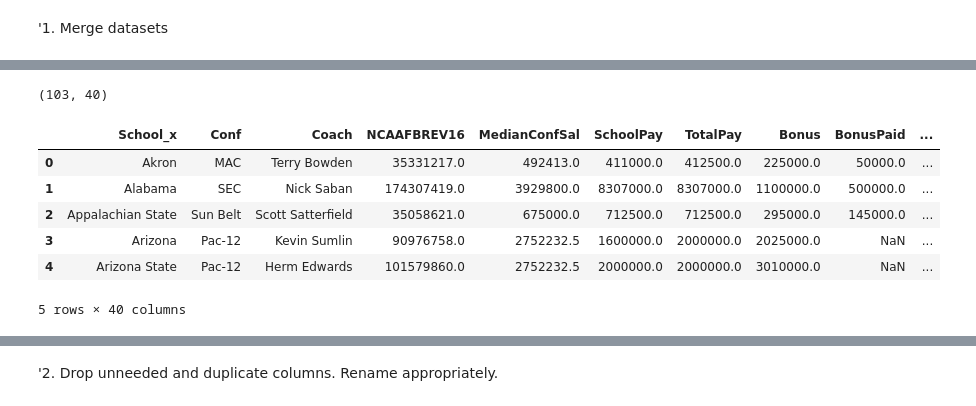
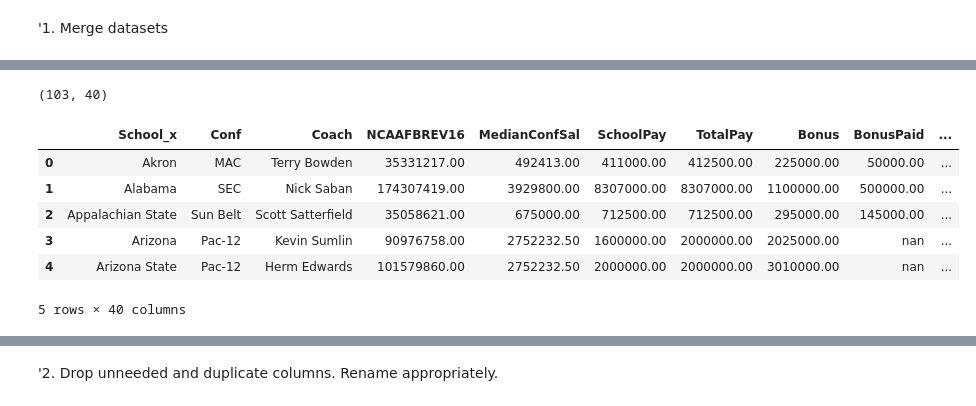
Before and after one commit to bcroarkin2726/IST718_BigDataAnalytics, a Jupyter notebook: HW1/IST718_Lab1.ipynb, the cells around one changed output, grey strips where cells are left out. Saved outputs shown, nothing was run; the diff lists cells and outputs as text; code cells hidden in the pictures.

```diff
--- a/HW1/IST718_Lab1.ipynb
+++ b/HW1/IST718_Lab1.ipynb
@@ -127,18 +143,18 @@ df.head()
 5 rows × 32 columns
 # %%
 #Merge the tables
-df_final = pd.merge(df, grad_rates, how = 'inner', left_on = 'School',
+df2 = pd.merge(df, grad_rates, how = 'inner', left_on = 'School',
               right_on = 'School2')
-print(df_final.shape)
-df_final.head()
+print(df2.shape)
+df2.head()
 #dropped 12 schools from inner merge that were not in graduation rates
 #(118 in coaches) (115 in intermediate table)
 # %% [output]
 (103, 40)
 |  | School_x | Conf | Coach | NCAAFBREV16 | MedianConfSal | SchoolPay | TotalPay | Bonus | BonusPaid | ... |
-| 0 | Akron | MAC | Terry Bowden | 35331217.0 | 492413.0 | 411000.0 | 412500.0 | 225000.0 | 50000.0 | ... |
-| 1 | Alabama | SEC | Nick Saban | 174307419.0 | 3929800.0 | 8307000.0 | 8307000.0 | 1100000.0 | 500000.0 | ... |
-| 2 | Appalachian State | Sun Belt | Scott Satterfield | 35058621.0 | 675000.0 | 712500.0 | 712500.0 | 295000.0 | 145000.0 | ... |
-| 3 | Arizona | Pac-12 | Kevin Sumlin | 90976758.0 | 2752232.5 | 1600000.0 | 2000000.0 | 2025000.0 | NaN | ... |
-| 4 | Arizona State | Pac-12 | Herm Edwards | 101579860.0 | 2752232.5 | 2000000.0 | 2000000.0 | 3010000.0 | NaN | ... |
+| 0 | Akron | MAC | Terry Bowden | 35331217.00 | 492413.00 | 411000.00 | 412500.00 | 225000.00 | 50000.00 | ... |
+| 1 | Alabama | SEC | Nick Saban | 174307419.00 | 3929800.00 | 8307000.00 | 8307000.00 | 1100000.00 | 500000.00 | ... |
+| 2 | Appalachian State | Sun Belt | Scott Satterfield | 35058621.00 | 675000.00 | 712500.00 | 712500.00 | 295000.00 | 145000.00 | ... |
+| 3 | Arizona | Pac-12 | Kevin Sumlin | 90976758.00 | 2752232.50 | 1600000.00 | 2000000.00 | 2025000.00 | nan | ... |
+| 4 | Arizona State | Pac-12 | Herm Edwards | 101579860.00 | 2752232.50 | 2000000.00 | 2000000.00 | 3010000.00 | nan | ... |
 5 rows × 40 columns
```
Also changed, not shown: parts of 24 cells of this notebook.
